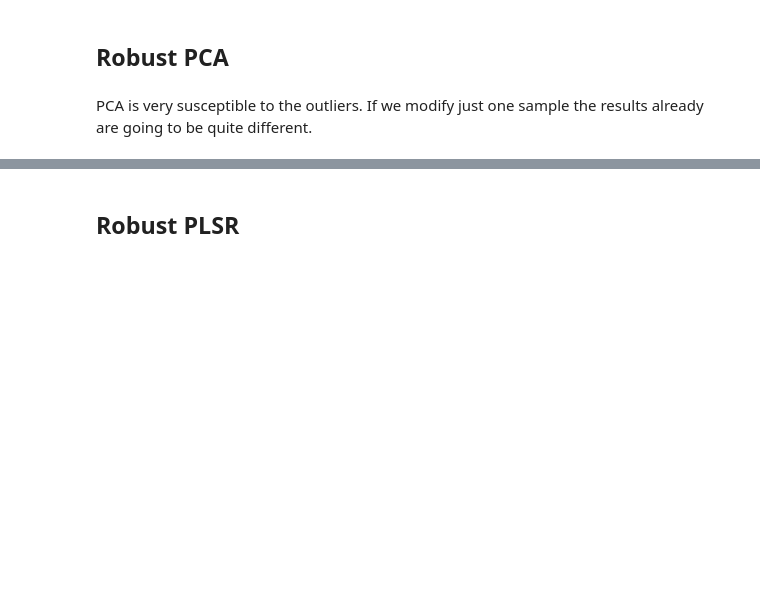
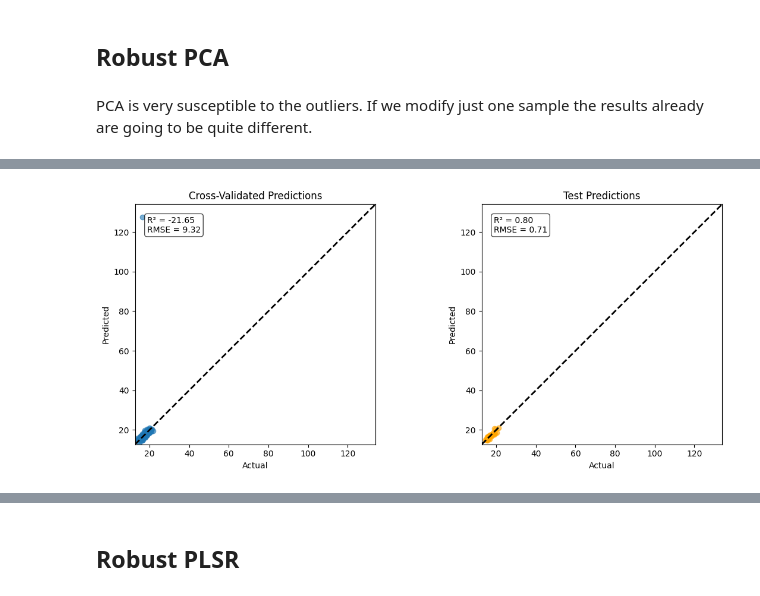
Before and after one commit to LizaGenke/Chemometric-approaches-to-hyperspectral-processing, a Jupyter notebook: robust_analysis.ipynb, the cells around one changed output, grey strips where cells are left out. Cells and saved outputs as stored; diff of their text form; code cells hidden in the pictures; blank space fills up the shorter version.

```diff
--- a/robust_analysis.ipynb
+++ b/robust_analysis.ipynb
@@ -83,0 +306,25 @@ plt.show()
+# %%
+from sklearn import linear_model
+from sklearn.model_selection import cross_val_predict
+
+pca = PCA()
+pc=20
+standard_scaler_cal = StandardScaler()
+Xstd = standard_scaler_cal.fit_transform(X_copy)
+Xreg = pca.fit_transform(Xstd)[:,:pc]
+# Cross-validation prediction on training set
+y_cv = cross_val_predict(linear_model.LinearRegression(), Xreg, y_cal_ks, cv=10)
+
+X_test_std = standard_scaler_cal.transform(X_test_ks)
+X_test_reg = pca.transform(X_test_std)[:,:pc]
+
+# Fit model on full calibration set
+model = linear_model.LinearRegression()
+model.fit(Xreg, y_cal_ks)
+
+# Predict on test set
+y_test_pred = model.predict(X_test_reg)
+
+plot_cv_vs_test(y_cal_ks, y_cv, y_test_ks, y_test_pred)
+# %% [output]
+[figure, added]
```
Also changed, not shown: parts of 23 cells of this notebook, 4 other files.
